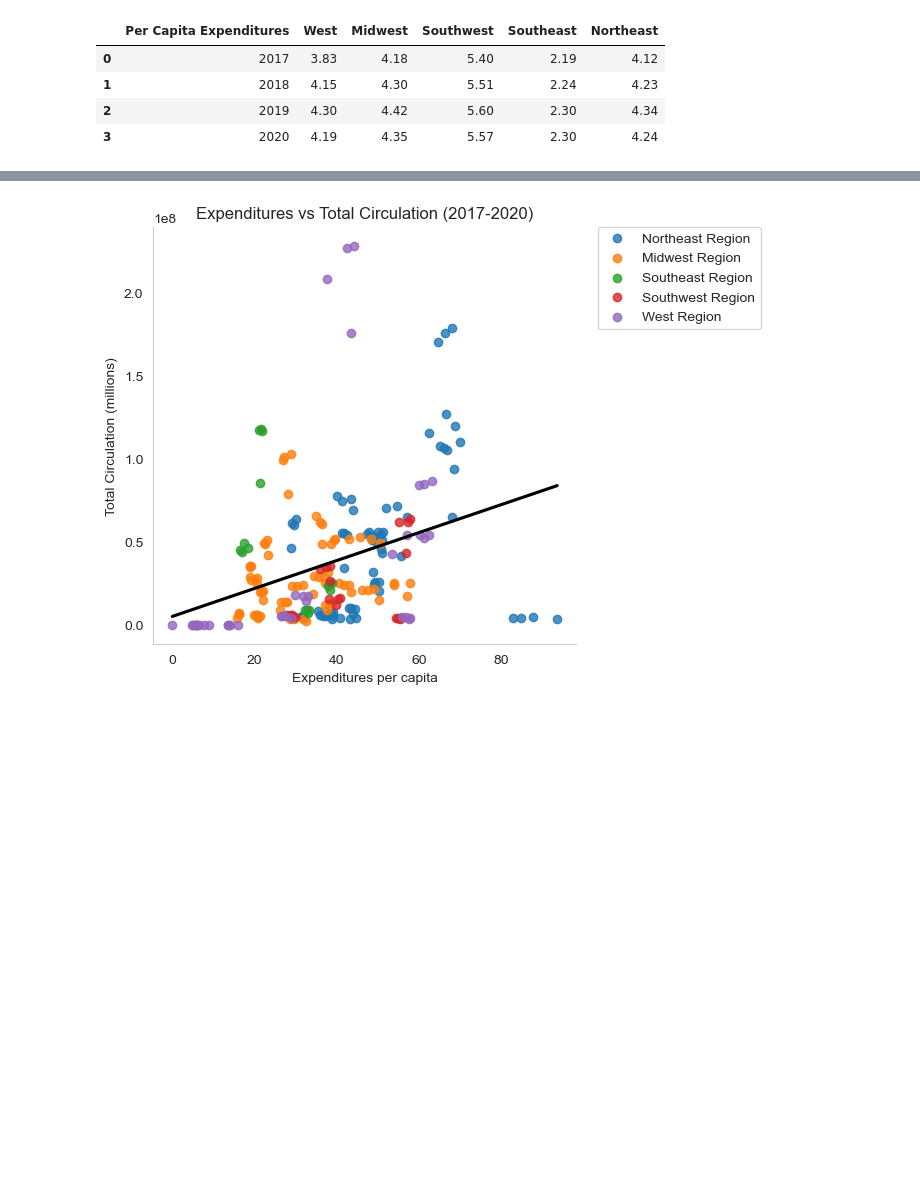
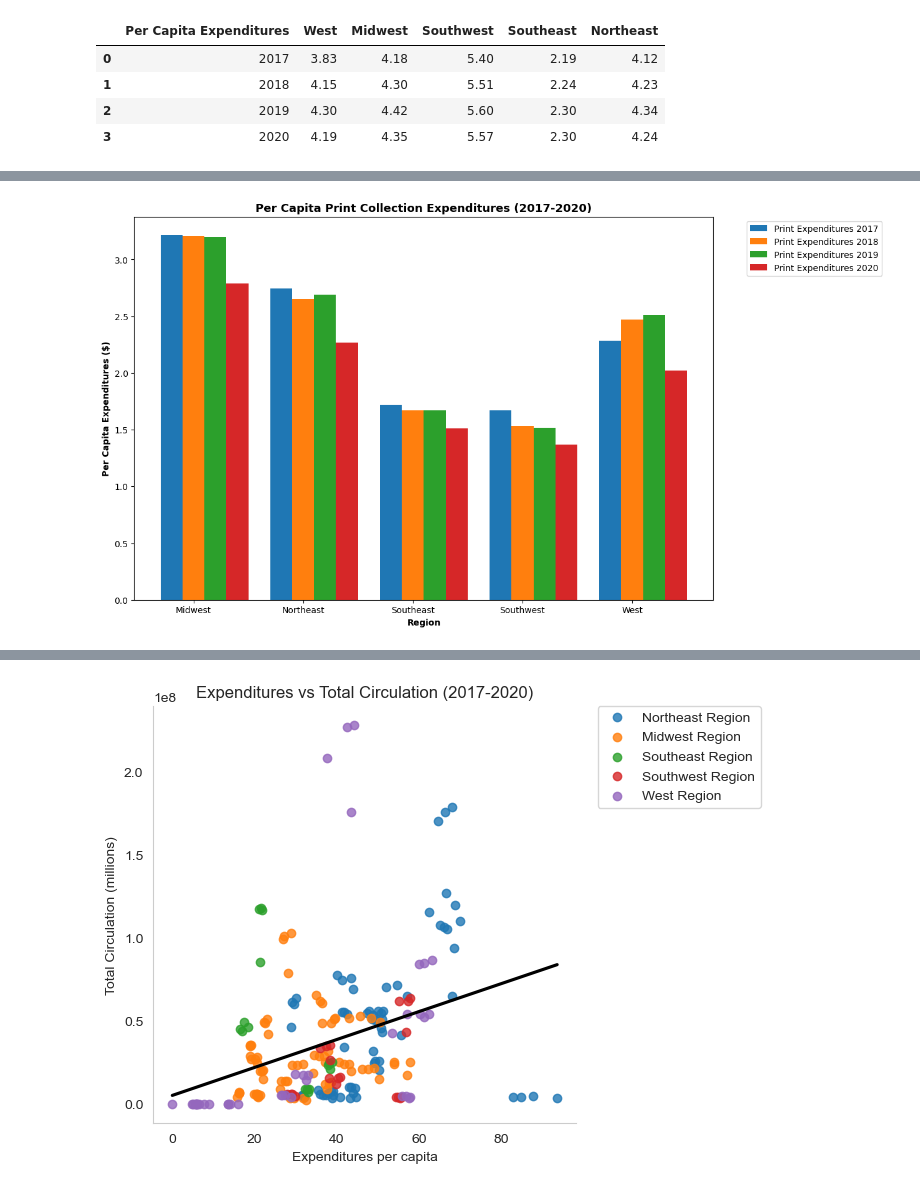
Before and after one commit to vwalden/library-eda, a Jupyter notebook: library_eda.ipynb, the cells around one changed output, grey strips where cells are left out. Saved outputs shown, nothing was run; the diff lists cells and outputs as text; code cells hidden in the pictures; blank space fills up the shorter version.

```diff
--- a/library_eda.ipynb
+++ b/library_eda.ipynb
@@ -238,5 +230,39 @@ exp20_percap_df
 # %%
-frames = [exp17_percap_df, exp18_percap_df, exp19_percap_df, exp20_percap_df]
-merged_exp_df = pd.concat(frames, axis='columns')
-merged_exp_df
+# Per capita print expenditures analysis
+# Set bar width
+barwidth = 0.2
+
+# Set figure size
+fig = plt.subplots(figsize =(12,8))
+
+# Set bar height
+print17 = [3.215688, 2.743299, 1.720500, 1.668965, 2.283343]
+print18 = [3.205544, 2.654117, 1.669558, 1.533959, 2.470718]
+print19 = [3.199858, 2.690954, 1.670209, 1.515177, 2.509783]
+print20 = [2.788961, 2.265495, 1.509298, 1.371056, 2.018705]
+
+# Set position of bar on x axis
+bar1 = np.arange(len(print17))
+bar2 = [x + barwidth for x in bar1]
+bar3 = [x + barwidth for x in bar2]
+bar4 = [x + barwidth for x in bar3]
+
+# Make plot
+plt.bar(bar1, print17, color ='tab:blue', width = barwidth, label = 'Print Expenditures 2017')
+plt.bar(bar2, print18, color ='tab:orange', width = barwidth, label = 'Print Expenditures 2018')
+plt.bar(bar3, print19, color ='tab:green', width = barwidth, label = 'Print Expenditures 2019')
+plt.bar(bar4, print20, color ='tab:red', width = barwidth, label = 'Print Expenditures 2020')
+
+# Add xticks
+plt.title('Per Capita Print Collection Expenditures (2017-2020)', size=13,fontweight='bold')
+plt.xlabel('Region', fontweight='bold')
+plt.ylabel('Per Capita Expenditures ($)', fontweight='bold')
+plt.xticks([r + barwidth for r in range(len(print17))], ['Midwest', 'Northeast', 'Southeast', 'Southwest', 'West'])
+plt.legend(bbox_to_anchor=(1.05, 1.0), loc='upper left')
+
+# Save the figure
+# plt.savefig("outputs/Chart2a.png")
+
+# Show the figure
+plt.show()
 # %% [output]
@@ -250 +269,2 @@ merged_exp_df
+[figure, added]
 # %%
```
Also changed, not shown: parts of 8 cells of this notebook.
